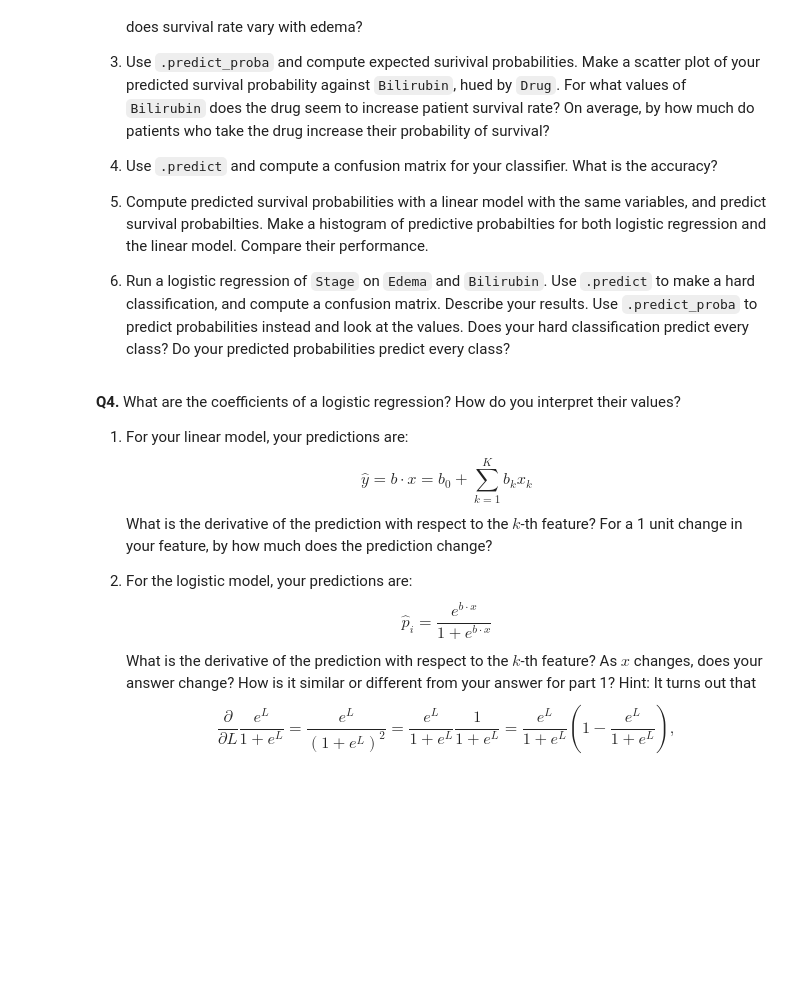
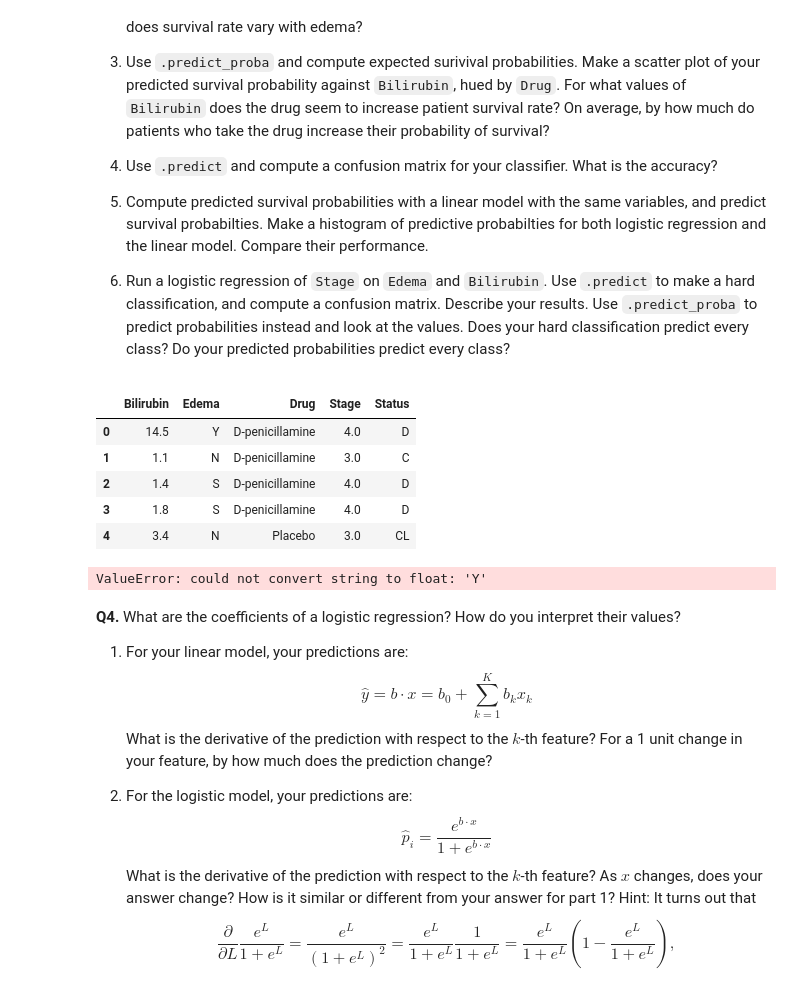
Before and after one commit to natchan19/undergrad_ml_assignments, a Jupyter notebook: 05_assignment_glm.ipynb, the cells around one changed output. Saved outputs shown, nothing was run; the diff lists cells and outputs as text; code cells hidden in the pictures; blank space fills up the shorter version.

```diff
--- a/05_assignment_glm.ipynb
+++ b/05_assignment_glm.ipynb
@@ -239,6 +239,32 @@ The relevant data are:
 5. Compute predicted survival probabilities with a linear model with the same variables, and predict survival probabilties. Make a histogram of predictive probabilties for both logistic regression and the linear model. Compare their performance.
 
 6. Run a logistic regression of `Stage` on `Edema` and `Bilirubin`. Use `.predict` to make a hard classification, and compute a confusion matrix. Describe your results. Use `.predict_proba` to predict probabilities instead and look at the values. Does your hard classification predict every class? Do your predicted probabilities predict every class?
+# %%
+# 3.1
+
+df3 = pd.read_csv('/workspace/undergrad_ml_assignments/data/cirrhosis.csv', encoding = 'latin-1')
+df3.columns
+focus3 = ['Bilirubin', 'Edema','Drug', 'Stage','Status']
+df3clean = df3[focus3].copy()
+df3clean = df3clean.dropna()
+df3clean.head()
+# %% [output]
+|  | Bilirubin | Edema | Drug | Stage | Status |
+| 0 | 14.5 | Y | D-penicillamine | 4.0 | D |
+| 1 | 1.1 | N | D-penicillamine | 3.0 | C |
+| 2 | 1.4 | S | D-penicillamine | 4.0 | D |
+| 3 | 1.8 | S | D-penicillamine | 4.0 | D |
+| 4 | 3.4 | N | Placebo | 3.0 | CL |
+# %%
+# 3.2
+X32 = df3clean.drop(['Status', 'Stage'], axis=1)
+y32 = df3clean['Status']
+y32 = y32.replace({'D': 1, 'C': 0, 'CL': 0})
+reg32 = LogisticRegression(penalty=None, max_iter=5000)
+reg32.fit(X32, y32)
+pd.DataFrame({'Variable':reg32.feature_names_in_,'Coefficient':reg32.coef_[0]})
+# %% [output]
+ValueError: could not convert string to float: 'Y'
 # %% [markdown]
 **Q4.** What are the coefficients of a logistic regression? How do you interpret their values?
 
```
